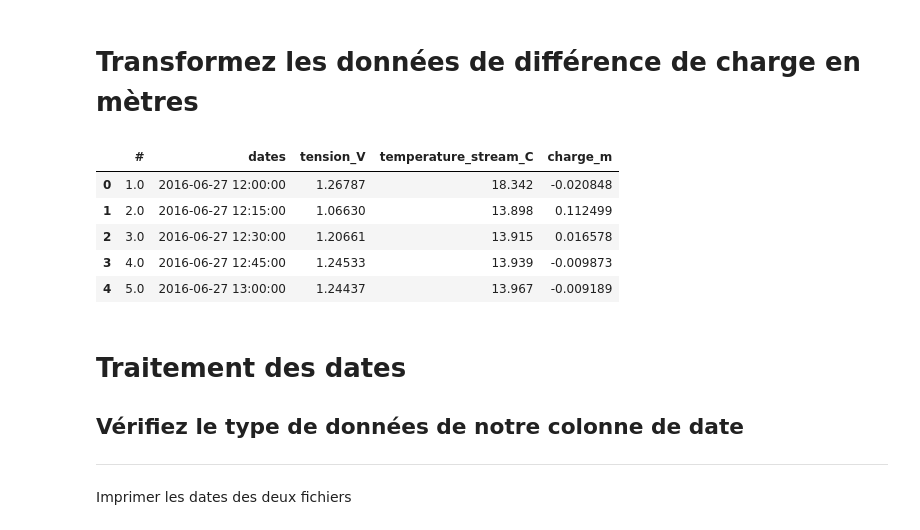
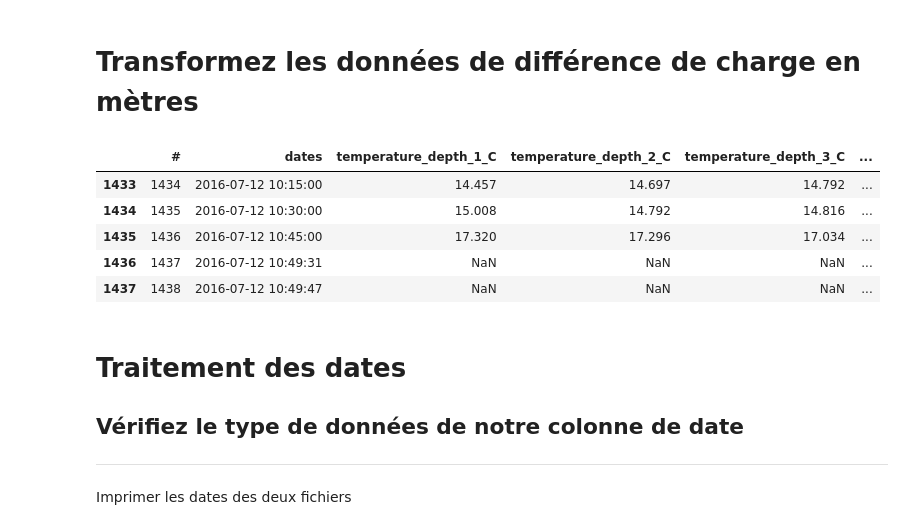
Before and after one commit to agnes-riviere/MOLONARI_1D_RESOURCES, a Jupyter notebook: Students/Felix-Camilo/data-cleaning-Chengfeng(Felix),Camilo_new.ipynb, the cells around one changed output. Saved outputs shown, nothing was run; the diff lists cells and outputs as text; code cells hidden in the pictures.

```diff
--- a/Students/Felix-Camilo/data-cleaning-Chengfeng(Felix),Camilo_new.ipynb
+++ b/Students/Felix-Camilo/data-cleaning-Chengfeng(Felix),Camilo_new.ipynb
@@ -8,15 +17,8 @@ La première chose que nous devons faire est de charger les bibliothèques et le
 # %%
-# modules
-import pandas as pd
-import numpy as np
-import matplotlib.pyplot as plt
-import seaborn as sns
-import datetime
-
 # read in our data
-capteur_riviere = pd.read_csv("../../sampling_points/Point034/point034_P_measures.csv",header=1)
-capteur_ZH = pd.read_csv("../../sampling_points/Point034/point034_T_measures.csv",header=1)
-etalonnage_capteur_riv = pd.read_csv("../../configuration/pressure_sensors/P508.csv")
+capteur_riviere = pd.read_csv("./MOLONARI_1D_RESOURCES/sampling_points/Point034/point034_P_measures.csv",header=1)
+capteur_ZH = pd.read_csv("./MOLONARI_1D_RESOURCES/sampling_points/Point034/point034_T_measures.csv",header=1)
+etalonnage_capteur_riv = pd.read_csv("./MOLONARI_1D_RESOURCES/configuration/pressure_sensors/P508.csv")
 
 # set seed for reproducibility
 np.random.seed(0)
@@ -59,18 +52,19 @@ capteur_riviere.head()
 # %%
 intercept = float(etalonnage_capteur_riv.iloc[2][list(etalonnage_capteur_riv.columns)[-1]])
 dUdH = float(etalonnage_capteur_riv.iloc[3][list(etalonnage_capteur_riv.columns)[-1]])
 dUdT = float(etalonnage_capteur_riv.iloc[4][list(etalonnage_capteur_riv.columns)[-1]])
 capteur_riviere["charge_m"] = (capteur_riviere["tension_V"]-capteur_riviere["temperature_stream_C"]*dUdT-intercept)/dUdH
 capteur_riviere.head()
+capteur_ZH.tail()
 # charge_m = (tens_V-temp_C·dU/dT-Intercept)/(dU/dH)
 # df["a*b"] = df["a"] * df["b"]
 # %% [output]
-|  | # | dates | tension_V | temperature_stream_C | charge_m |
-| 0 | 1.0 | 2016-06-27 12:00:00 | 1.26787 | 18.342 | -0.020848 |
-| 1 | 2.0 | 2016-06-27 12:15:00 | 1.06630 | 13.898 | 0.112499 |
-| 2 | 3.0 | 2016-06-27 12:30:00 | 1.20661 | 13.915 | 0.016578 |
-| 3 | 4.0 | 2016-06-27 12:45:00 | 1.24533 | 13.939 | -0.009873 |
-| 4 | 5.0 | 2016-06-27 13:00:00 | 1.24437 | 13.967 | -0.009189 |
+|  | # | dates | temperature_depth_1_C | temperature_depth_2_C | temperature_depth_3_C | ... |
+| 1433 | 1434 | 2016-07-12 10:15:00 | 14.457 | 14.697 | 14.792 | ... |
+| 1434 | 1435 | 2016-07-12 10:30:00 | 15.008 | 14.792 | 14.816 | ... |
+| 1435 | 1436 | 2016-07-12 10:45:00 | 17.320 | 17.296 | 17.034 | ... |
+| 1436 | 1437 | 2016-07-12 10:49:31 | NaN | NaN | NaN | ... |
+| 1437 | 1438 | 2016-07-12 10:49:47 | NaN | NaN | NaN | ... |
 # %% [markdown]
 # Traitement des dates
 ## Vérifiez le type de données de notre colonne de date
```
Also changed, not shown: parts of 60 cells of this notebook.
